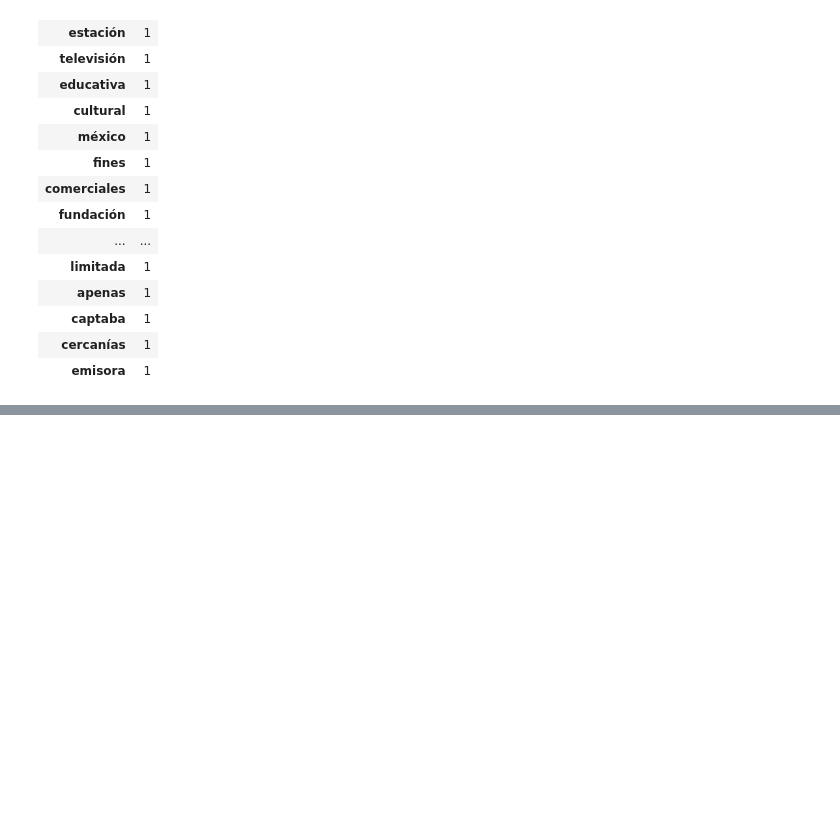
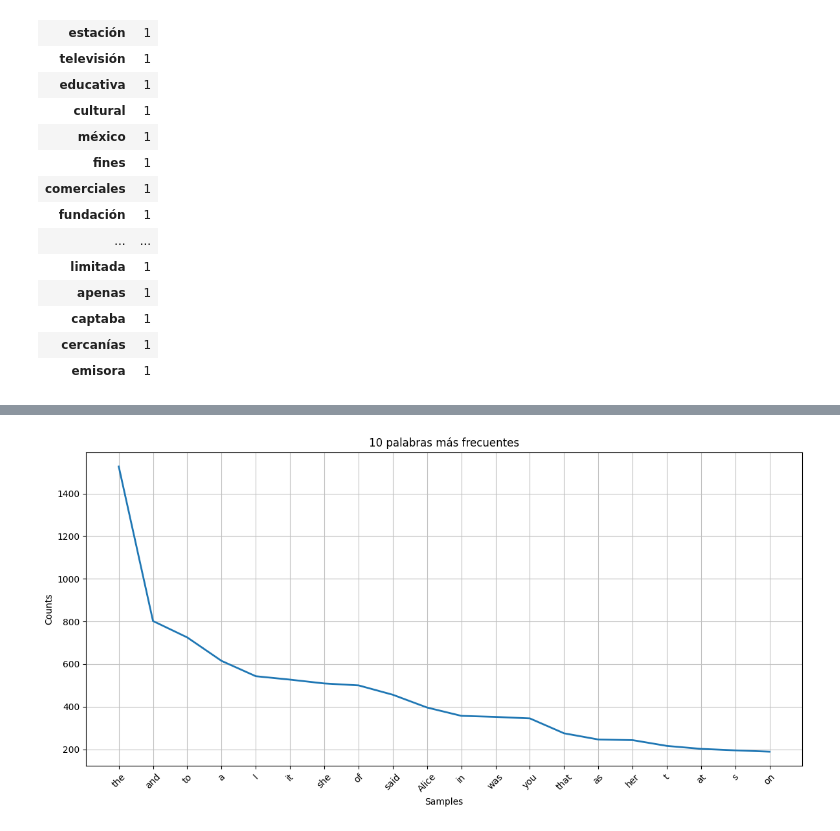
Before and after one commit to mikecr96/NLP-Ago-dic25, a Jupyter notebook: Semana IV/Frecuencias.ipynb, the cells around one changed output, grey strips where cells are left out. Drawn from its saved outputs; the diff is of its cells as text; code cells hidden in the pictures; blank space fills up the shorter version.

```diff
--- a/Semana IV/Frecuencias.ipynb
+++ b/Semana IV/Frecuencias.ipynb
@@ -237,0 +241,2 @@ pd.DataFrame([frecuencias]).T
+# %%
+libro = gutenberg.raw('carroll-alice.txt')
@@ -237,0 +267,2 @@ pd.DataFrame([frecuencias]).T
+# %%
+libro = re.sub(r"\W+", " ", libro)
@@ -237,0 +273,4 @@ pd.DataFrame([frecuencias]).T
+# %%
+tokens = nltk.word_tokenize(libro)
+# %%
+frecs_book = nltk.FreqDist(tokens)
@@ -237,0 +292,8 @@ pd.DataFrame([frecuencias]).T
+# %%
+plt.figure(figsize=(12, 6))
+frecs_book.plot(20, title="10 palabras más frecuentes")
+plt.xticks(rotation=45)
+plt.tight_layout()
+plt.show()
+# %% [output]
+[figure, added]
```
Also changed, not shown: parts of 12 cells of this notebook, 1 other file.
